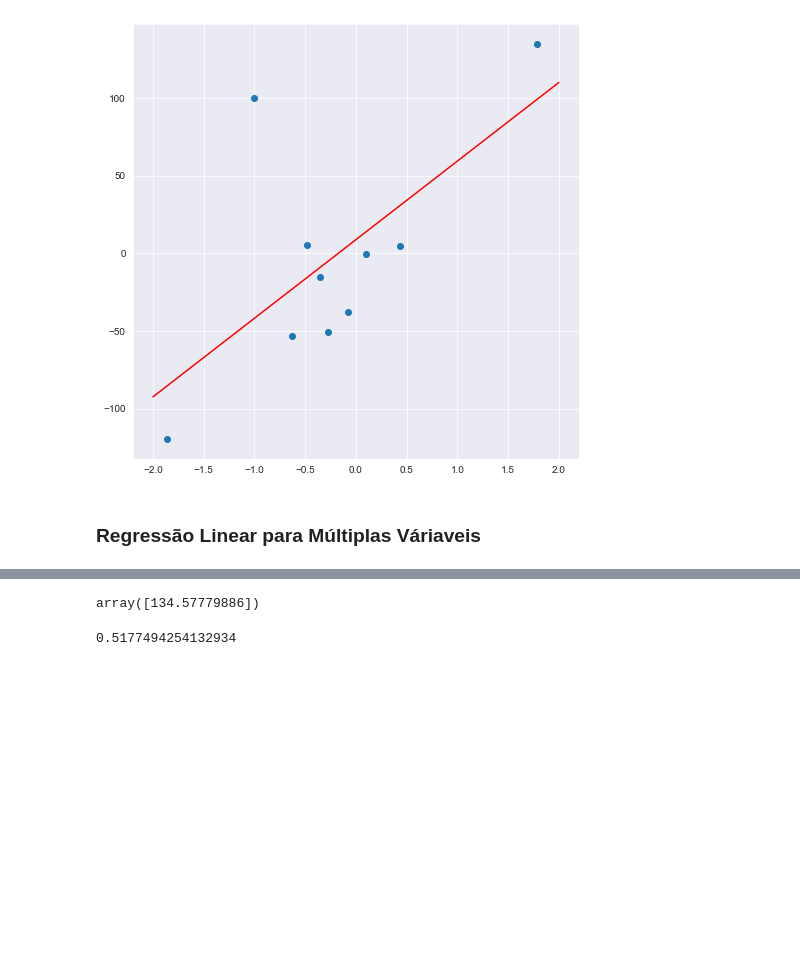
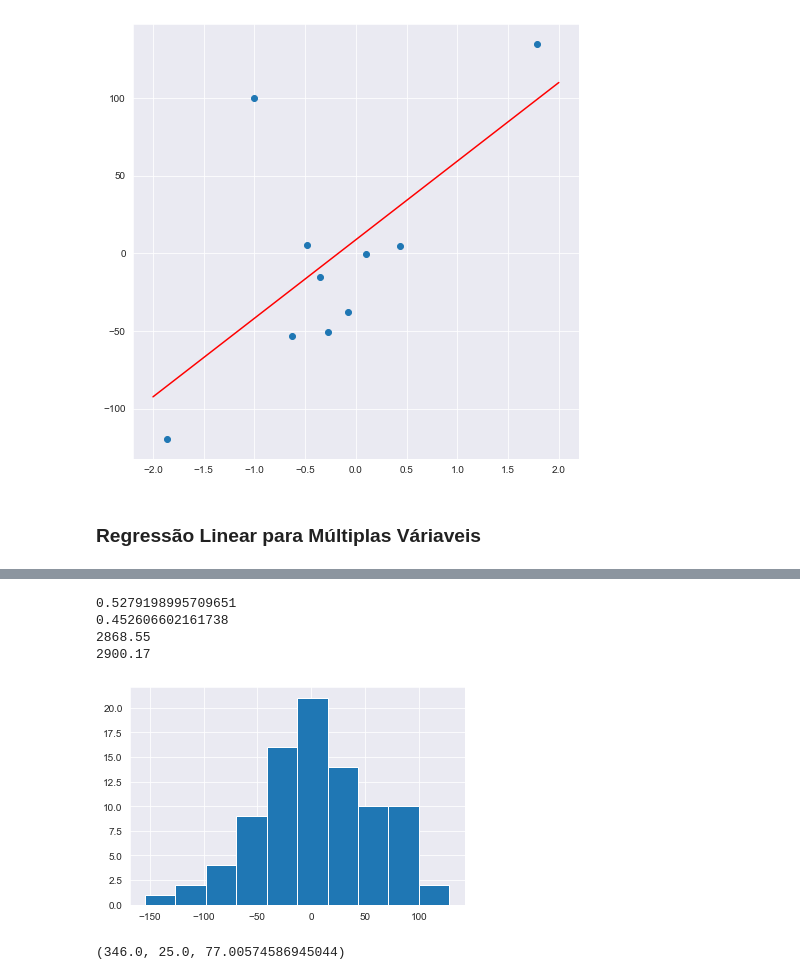
Before and after one commit to hoadcoder/SundayLearning, a Jupyter notebook: notebooks/content/17_linear_regression.ipynb, the cells around one changed output, grey strips where cells are left out. Saved outputs shown, nothing was run; the diff lists cells and outputs as text; code cells hidden in the pictures; blank space fills up the shorter version.

Commit message:
End of Regression

```diff
--- a/notebooks/content/17_linear_regression.ipynb
+++ b/notebooks/content/17_linear_regression.ipynb
@@ -103,10 +225,3 @@ plt.plot(Xplot.flatten(), yplot, color="red");
 [figure]
 # %% [markdown]
 ### Regressão Linear para Múltiplas Váriaveis
-# %%
-data = datasets.load_diabetes()
-
-print(data["DESCR"])
-
-diabetes = pd.DataFrame(data=np.c_[data["data"], data["target"]], columns=data["feature_names"] + ["target"])
-diabetes.head()
@@ -170,12 +228,31 @@ diabetes.sample()
-# %%
-X_to_predict = np.array([
-    [0.063504, 0.05068, -0.025607, 0.011544, 0.064477, 0.048477, 0.030232, -0.002592, 0.038393, 0.019633]
-])
-
-lr2.predict(X_to_predict)
-# %% [output]
-array([134.57779886])
-# %%
-lr2.score(X, y)
-# %% [output]
-0.5177494254132934
+# %%
+X, y = datasets.load_diabetes(return_X_y=True)
+
+X_train, X_test, y_train, y_test = train_test_split(X, y, test_size=0.2, random_state=42)
+
+lr2 = LinearRegression()
+lr2.fit(X_train, y_train)
+
+y_pred_train = lr2.predict(X_train)
+y_pred_test = lr2.predict(X_test)
+
+print(lr2.score(X_train, y_train))
+print(lr2.score(X_test, y_test))
+print(np.round(mean_squared_error(y_train, y_pred_train), 2))
+print(np.round(mean_squared_error(y_test, y_pred_test), 2))
+# %% [output]
+0.5279198995709651
+0.452606602161738
+2868.55
+2900.17
+# %%
+results_lr = pd.DataFrame(data=np.c_[y_test, y_pred_test], columns=["y_true", "y_pred"])
+results_lr["diff"] = results_lr["y_true"] - results_lr["y_pred"]
+
+plt.hist(results_lr["diff"]);
+# %% [output]
+[figure, added]
+# %%
+np.max(y), np.min(y), np.std(y)
+# %% [output]
+(346.0, 25.0, 77.00574586945044)
```
Also changed, not shown: parts of 12 cells of this notebook.
